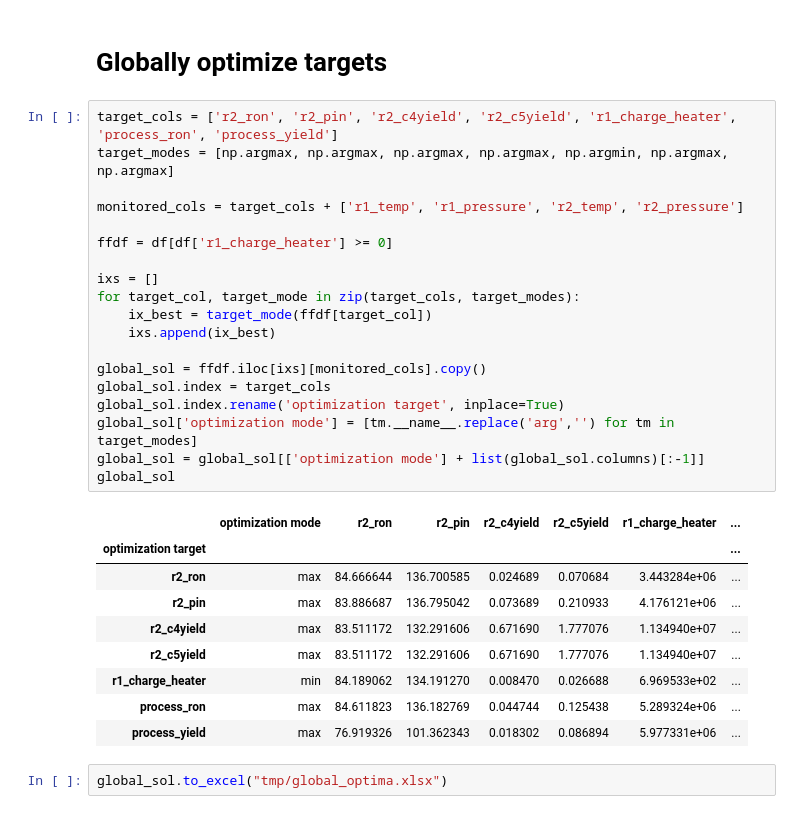
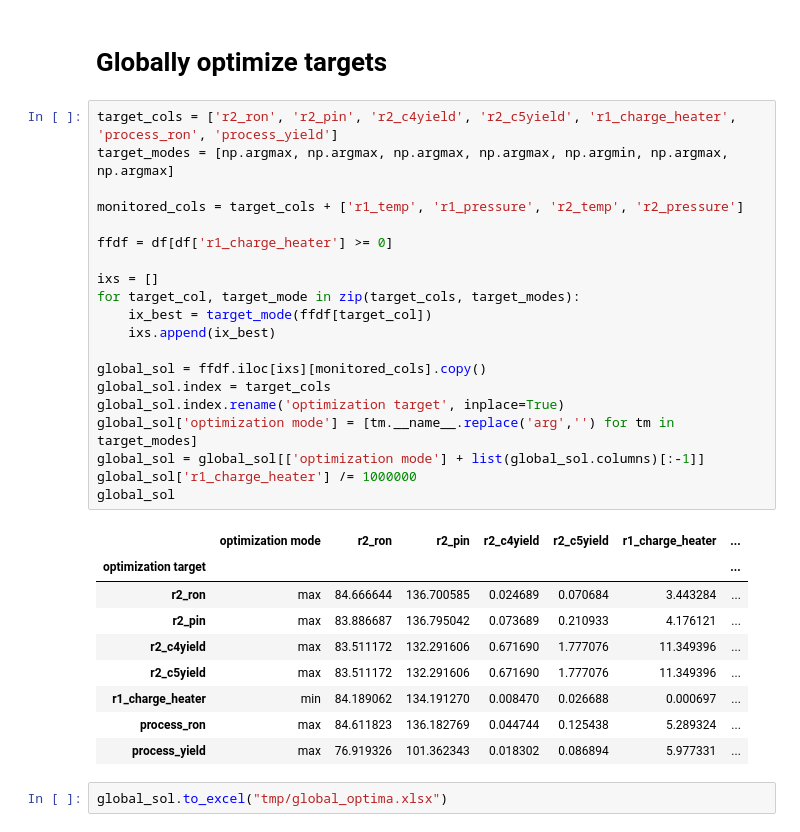
Before and after one commit to KISRDevelopment/iso-exploration, a Jupyter notebook: global_optima.ipynb, the cells around one changed output. Cells and saved outputs as stored; diff of their text form.

```diff
--- a/global_optima.ipynb
+++ b/global_optima.ipynb
@@ -186,32 +190,33 @@ for outlet in ['r2', 'process']:
 # %%
 target_cols = ['r2_ron', 'r2_pin', 'r2_c4yield', 'r2_c5yield', 'r1_charge_heater', 'process_ron', 'process_yield']
 target_modes = [np.argmax, np.argmax, np.argmax, np.argmax, np.argmin, np.argmax, np.argmax]
 
 monitored_cols = target_cols + ['r1_temp', 'r1_pressure', 'r2_temp', 'r2_pressure']
 
 ffdf = df[df['r1_charge_heater'] >= 0]
 
 ixs = []
 for target_col, target_mode in zip(target_cols, target_modes):
     ix_best = target_mode(ffdf[target_col])
     ixs.append(ix_best)
 
 global_sol = ffdf.iloc[ixs][monitored_cols].copy()
 global_sol.index = target_cols
 global_sol.index.rename('optimization target', inplace=True)
 global_sol['optimization mode'] = [tm.__name__.replace('arg','') for tm in target_modes]
 global_sol = global_sol[['optimization mode'] + list(global_sol.columns)[:-1]]
+global_sol['r1_charge_heater'] /= 1000000
 global_sol
 # %% [output]
 |  | optimization mode | r2_ron | r2_pin | r2_c4yield | r2_c5yield | r1_charge_heater | ... |
 | optimization target |  |  |  |  |  |  | ... |
-| r2_ron | max | 84.666644 | 136.700585 | 0.024689 | 0.070684 | 3.443284e+06 | ... |
-| r2_pin | max | 83.886687 | 136.795042 | 0.073689 | 0.210933 | 4.176121e+06 | ... |
-| r2_c4yield | max | 83.511172 | 132.291606 | 0.671690 | 1.777076 | 1.134940e+07 | ... |
-| r2_c5yield | max | 83.511172 | 132.291606 | 0.671690 | 1.777076 | 1.134940e+07 | ... |
-| r1_charge_heater | min | 84.189062 | 134.191270 | 0.008470 | 0.026688 | 6.969533e+02 | ... |
-| process_ron | max | 84.611823 | 136.182769 | 0.044744 | 0.125438 | 5.289324e+06 | ... |
-| process_yield | max | 76.919326 | 101.362343 | 0.018302 | 0.086894 | 5.977331e+06 | ... |
+| r2_ron | max | 84.666644 | 136.700585 | 0.024689 | 0.070684 | 3.443284 | ... |
+| r2_pin | max | 83.886687 | 136.795042 | 0.073689 | 0.210933 | 4.176121 | ... |
+| r2_c4yield | max | 83.511172 | 132.291606 | 0.671690 | 1.777076 | 11.349396 | ... |
+| r2_c5yield | max | 83.511172 | 132.291606 | 0.671690 | 1.777076 | 11.349396 | ... |
+| r1_charge_heater | min | 84.189062 | 134.191270 | 0.008470 | 0.026688 | 0.000697 | ... |
+| process_ron | max | 84.611823 | 136.182769 | 0.044744 | 0.125438 | 5.289324 | ... |
+| process_yield | max | 76.919326 | 101.362343 | 0.018302 | 0.086894 | 5.977331 | ... |
 # %%
 global_sol.to_excel("tmp/global_optima.xlsx")
 # %% [markdown]
```
Also changed, not shown: parts of 6 cells of this notebook, 1 other file.
